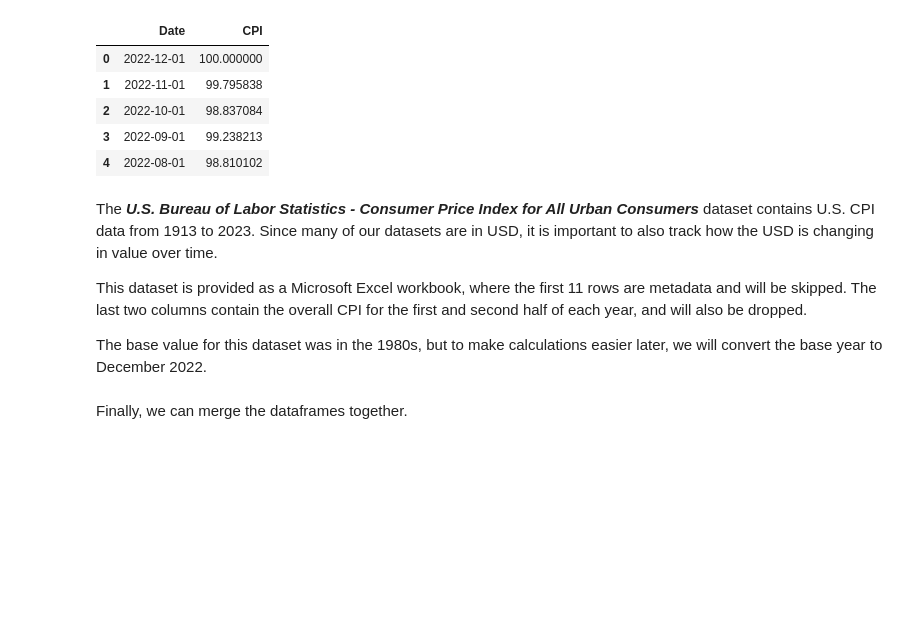
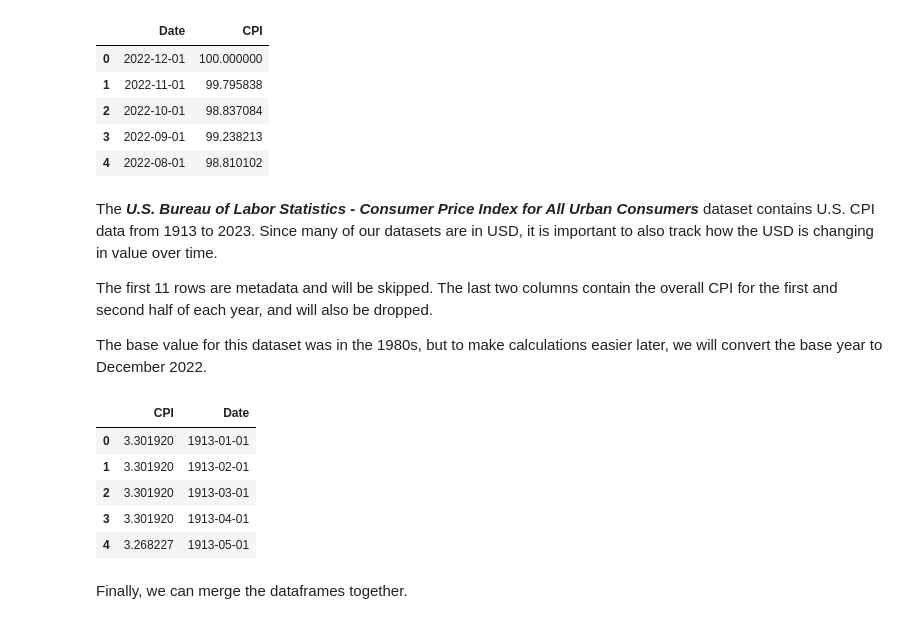
Before and after one commit to ConfuseIous/PDS-CA2, a Jupyter notebook: Main.ipynb, the cells around one changed output. Drawn from its saved outputs; the diff is of its cells as text; code cells hidden in the pictures; blank space fills up the shorter version.

```diff
--- a/Main.ipynb
+++ b/Main.ipynb
@@ -361,31 +368,39 @@ data.sg_cpi_data.head()
 # %% [markdown]
 The ***U.S. Bureau of Labor Statistics - Consumer Price Index for All Urban Consumers*** dataset contains U.S. CPI data from 1913 to 2023. Since many of our datasets are in USD, it is important to also track how the USD is changing in value over time.
 
-This dataset is provided as a Microsoft Excel workbook, where the first 11 rows are metadata and will be skipped. The last two columns contain the overall CPI for the first and second half of each year, and will also be dropped.
+The first 11 rows are metadata and will be skipped. The last two columns contain the overall CPI for the first and second half of each year, and will also be dropped.
 
 The base value for this dataset was in the 1980s, but to make calculations easier later, we will convert the base year to December 2022.
 # %%
-us_cpi_data = pd.read_excel('data/USA-CPI.xlsx', skiprows=11, usecols=range(13))
+us_cpi_data = pd.read_csv('data/USA-CPI.csv', skiprows=11, usecols=range(13))
 us_cpi_data = us_cpi_data.melt(id_vars=['Year'], var_name='Month', value_name='CPI')
 us_cpi_data['Date'] = us_cpi_data['Year'].astype(str) + '-' + us_cpi_data['Month']
 us_cpi_data['Date'] = pd.to_datetime(us_cpi_data['Date'], format='%Y-%b')
 us_cpi_data = us_cpi_data.drop(columns=['Year', 'Month'])
 us_cpi_data.columns = ['CPI', 'Date']
 us_cpi_data['CPI'] = us_cpi_data['CPI'].astype(float)
 
 # Remove post-2022 data
 us_cpi_data = us_cpi_data[us_cpi_data['Date'] <= '2022-12-01']
 # Sort by date
 us_cpi_data = us_cpi_data.sort_values(by='Date')
 # Reindex
 us_cpi_data = us_cpi_data.reset_index(drop=True)
 
 # Rebase so that the base of 100 is December 2022
 december_2022_cpi = us_cpi_data[us_cpi_data['Date'] == '2022-12-01']['CPI'].values[0]
 us_cpi_data['CPI'] = us_cpi_data['CPI'] / december_2022_cpi * 100
 us_cpi_data.tail()
 
 data.us_cpi_data = us_cpi_data
+data.us_cpi_data.head()
+# %% [output]
+|  | CPI | Date |
+| 0 | 3.301920 | 1913-01-01 |
+| 1 | 3.301920 | 1913-02-01 |
+| 2 | 3.301920 | 1913-03-01 |
+| 3 | 3.301920 | 1913-04-01 |
+| 4 | 3.268227 | 1913-05-01 |
 # %% [markdown]
 Finally, we can merge the dataframes together.
 # %%
```
Also changed, not shown: parts of 3 cells of this notebook, 5 other files.
